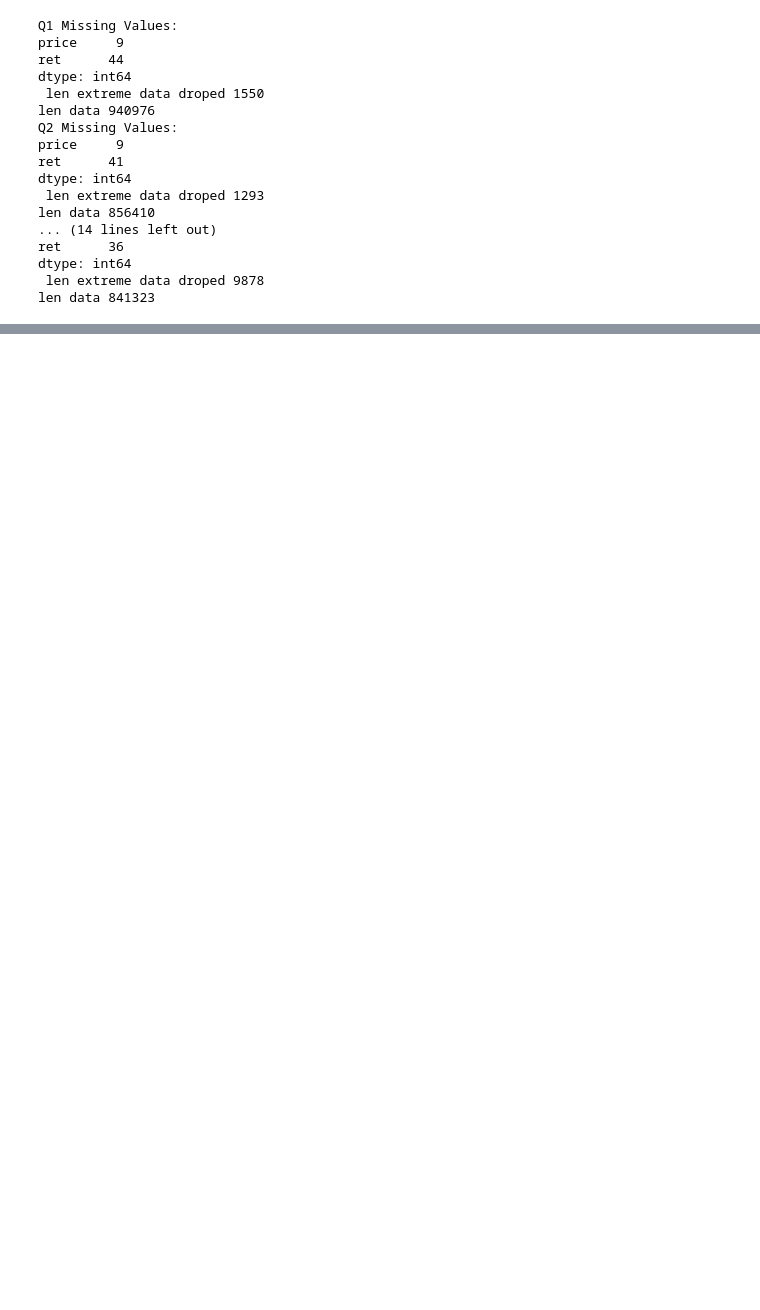
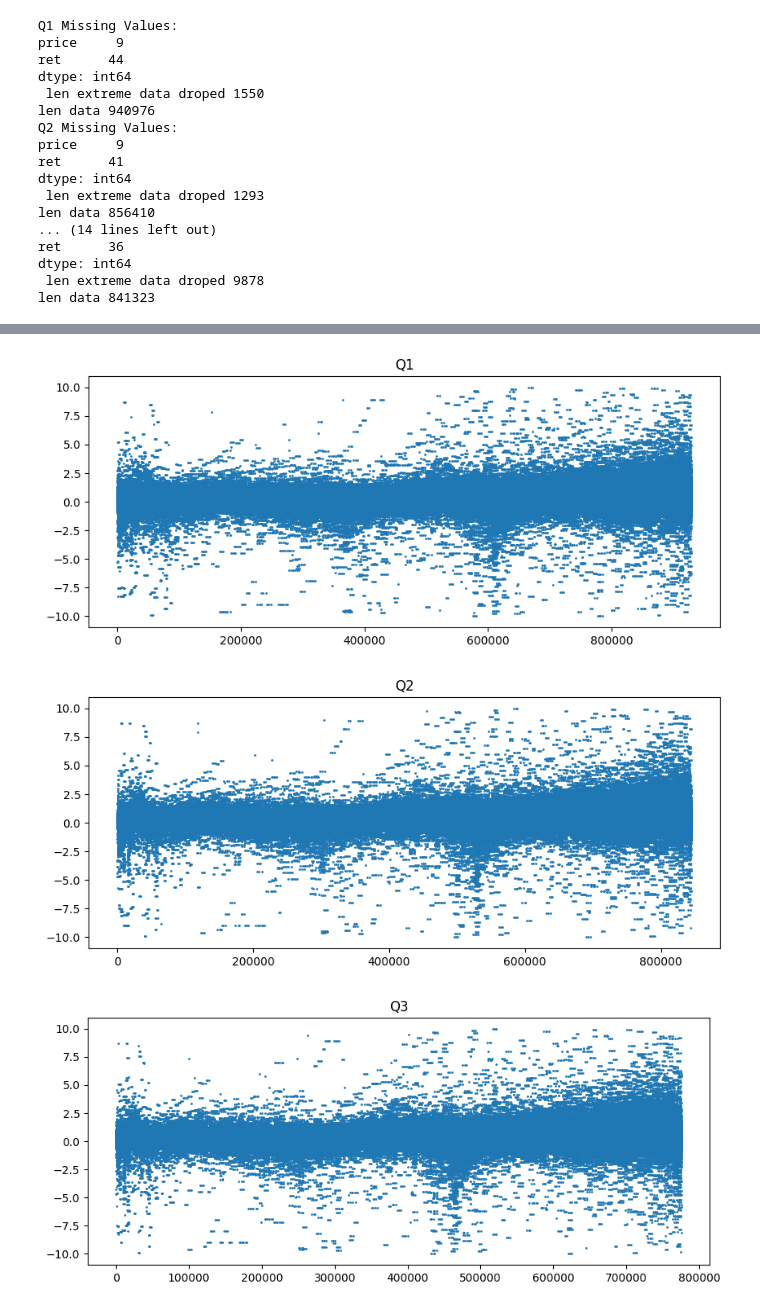
Before and after one commit to NicoloMarsucco/ML-financial-modelling, a Jupyter notebook: RF.ipynb, the cells around one changed output, grey strips where cells are left out. Drawn from its saved outputs; the diff is of its cells as text; code cells hidden in the pictures; blank space fills up the shorter version.

```diff
--- a/RF.ipynb
+++ b/RF.ipynb
@@ -223,0 +86,9 @@ Note problems in rf: values cut !!!!!!! check if beacosue values
+# %%
+for period, df in results_rolling.items():
+    fig, ax = plt.subplots(1,1, figsize=(10, 4))
+    plt.scatter(range(len(df)),df.adj_actual, s=1)
+    plt.title(period)
+# %% [output]
+[figure, added]
+[figure, added]
+[figure, added]
```
Also changed, not shown: parts of 16 cells of this notebook, 3 other files.
